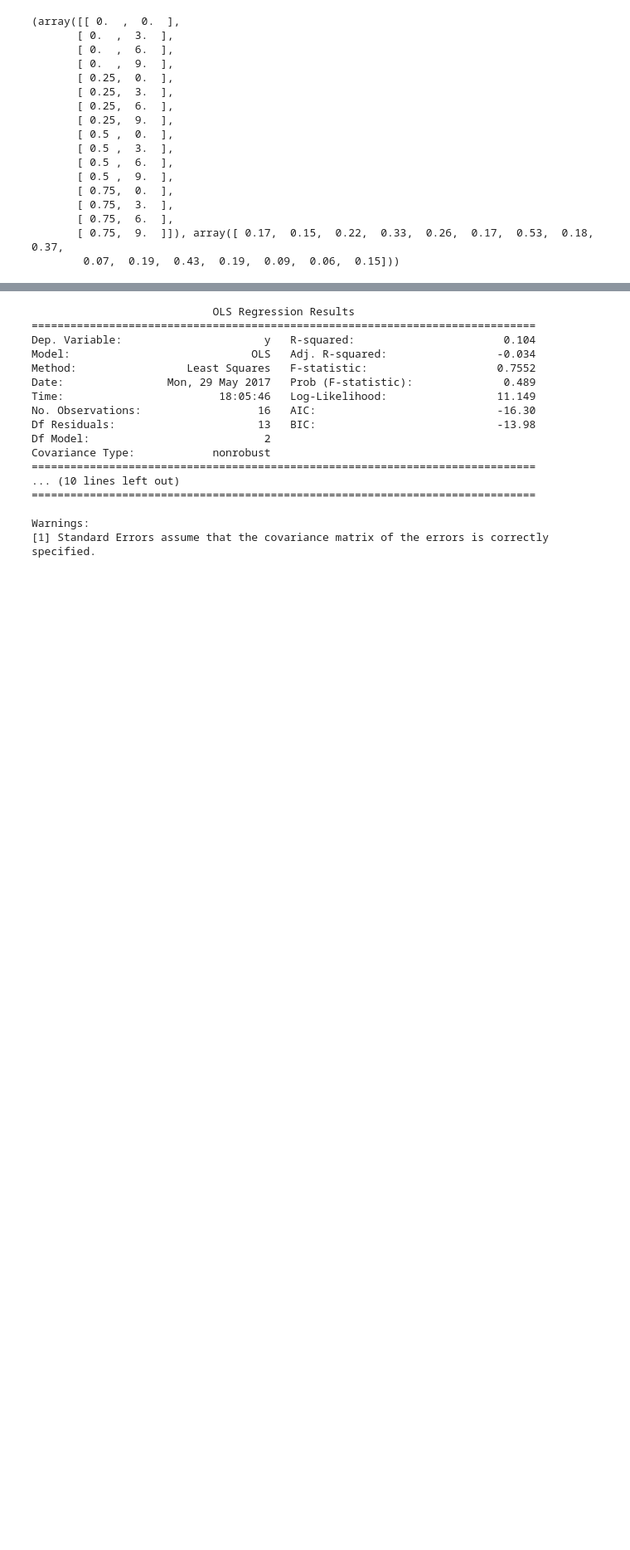
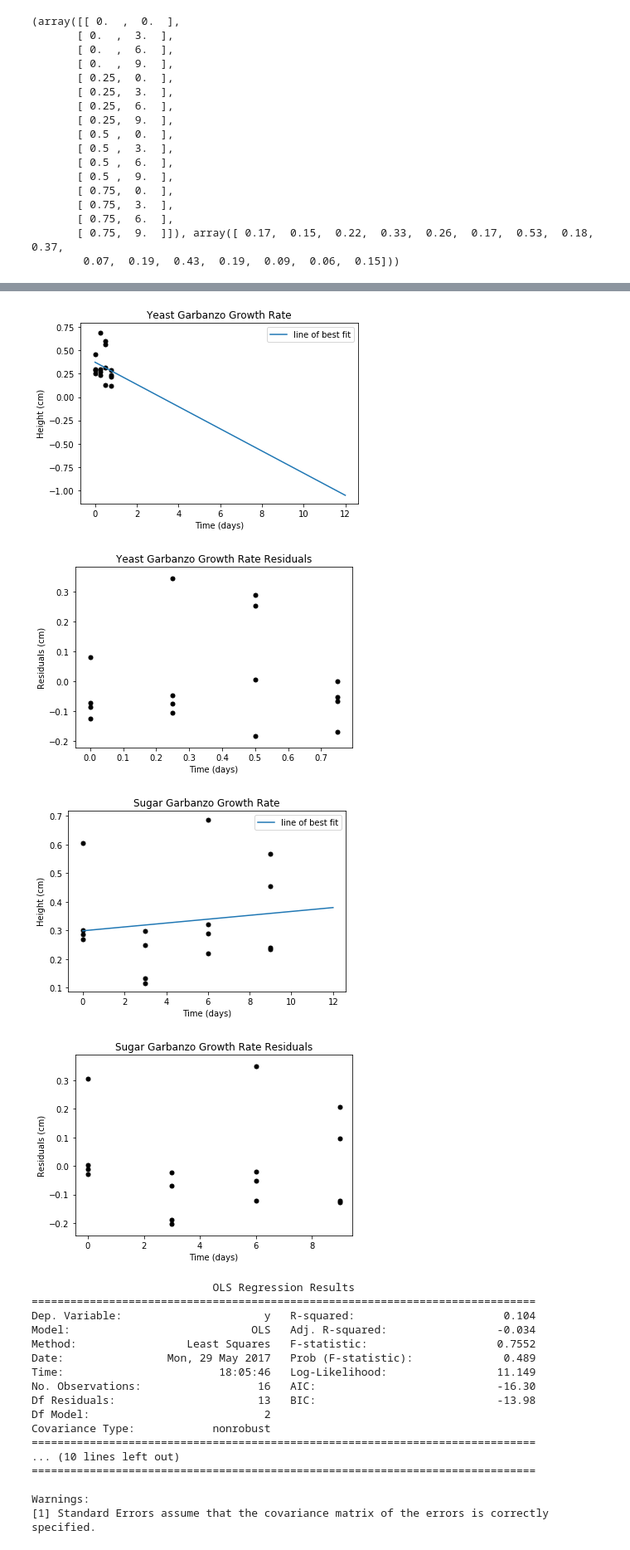
Before and after one commit to LordDarkula/StatsProject, a Jupyter notebook: plant_stats.ipynb, the cells around one changed output, grey strips where cells are left out. Shown at 83% size. Saved outputs shown, nothing was run; the diff lists cells and outputs as text; code cells hidden in the pictures; blank space fills up the shorter version.

```diff
--- a/plant_stats.ipynb
+++ b/plant_stats.ipynb
@@ -129,7 +133,7 @@ growth_X, growth_y = lin_reg_from_csv("ScallionData.csv", "Scallion")
 # Garbanzo Bean Linear Regression
 Growth rates for the garbanzo bean data are plotted below along with residuals.
 # %%
-g_growth_X, g_growth_y = lin_reg_from_csv("GarbanzoData.csv", "Garbanzo")
+g_growth_X, g_growth_y, new_garbanzo_X = lin_reg_from_csv("GarbanzoData.csv", "Garbanzo")
 # %% [output]
 [figure]
 [figure]
@@ -214,3 +224,11 @@ print(g_growth_X, g_growth_y)
+# %%
+plot(new_garbanzo_X[0], g_growth_y, "Yeast", "Garbanzo")
+plot(new_garbanzo_X[1], g_growth_y, "Sugar", "Garbanzo")
+# %% [output]
+[figure, added]
+[figure, added]
+[figure, added]
+[figure, added]
 # %%
 garbanzo_growth_model = linear_model(g_growth_X, g_growth_y)
 print(garbanzo_growth_model.summary())
```
Also changed, not shown: parts of 9 cells of this notebook, 1 other file.
